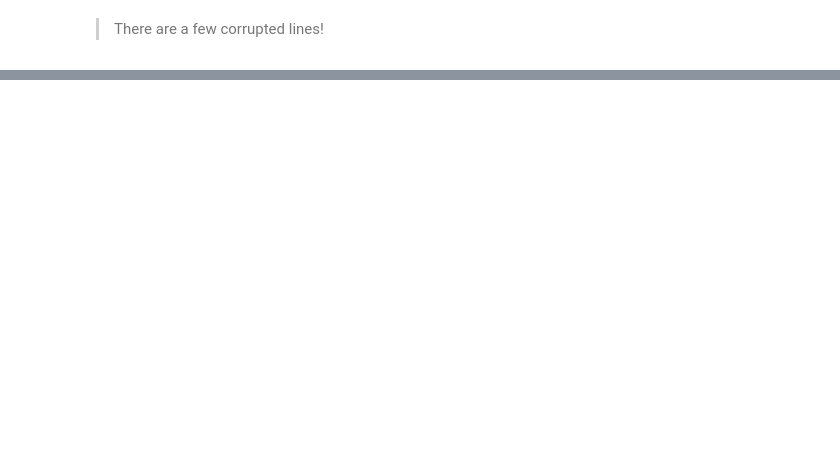
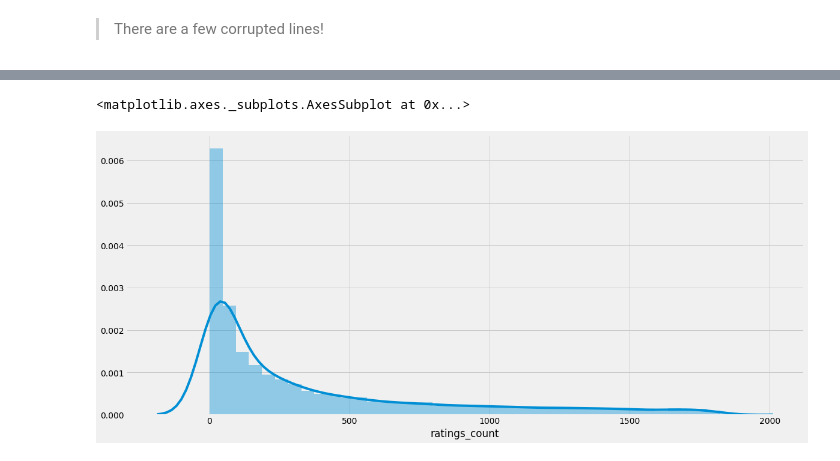
Before and after one commit to flambuth/PYTHON, a Jupyter notebook: goodreads_books.ipynb, the cells around one changed output, grey strips where cells are left out. Cells and saved outputs as stored; diff of their text form; code cells hidden in the pictures; blank space fills up the shorter version.

```diff
--- a/goodreads_books.ipynb
+++ b/goodreads_books.ipynb
@@ -1,9 +1,17 @@
 # %%
 from scipy import stats
 import pandas as pd
-%matplotlib inline
 import matplotlib.pyplot as plt
-plt.style.use('seaborn-whitegrid')
+# %%
+import warnings
+from matplotlib import pyplot as plt
+import seaborn as sns
+from pylab import rcParams
+
+#Style-settings for Notebook
+rcParams['figure.figsize'] = 18, 8
+plt.style.use('fivethirtyeight')
+warnings.filterwarnings("ignore")
 # %% [markdown]
 >There are a few corrupted lines!
 # %%
@@ -44,3 +37,0 @@ Name: ratings_count, dtype: int64
-# %%
-#harry potter is way too much of an outlier.
-books = books[books.ratings_count<3067340]
@@ -51,3 +37,0 @@ plt.plot(books.average_rating, books.text_reviews_count, 'o', color='black');
-# %%
-#People like to write text reviews of The Book Thief.
-books = books[books.text_reviews_count<60000]
@@ -94,0 +59,5 @@ Lets look elsewhere.
+# %%
+sns.distplot(books.ratings_count.sort_values(ascending=False)[5000:])
+# %% [output]
+<matplotlib.axes._subplots.AxesSubplot at 0x...>
+[figure, added]
```
Also changed, not shown: parts of 18 cells of this notebook, 3 other files.
